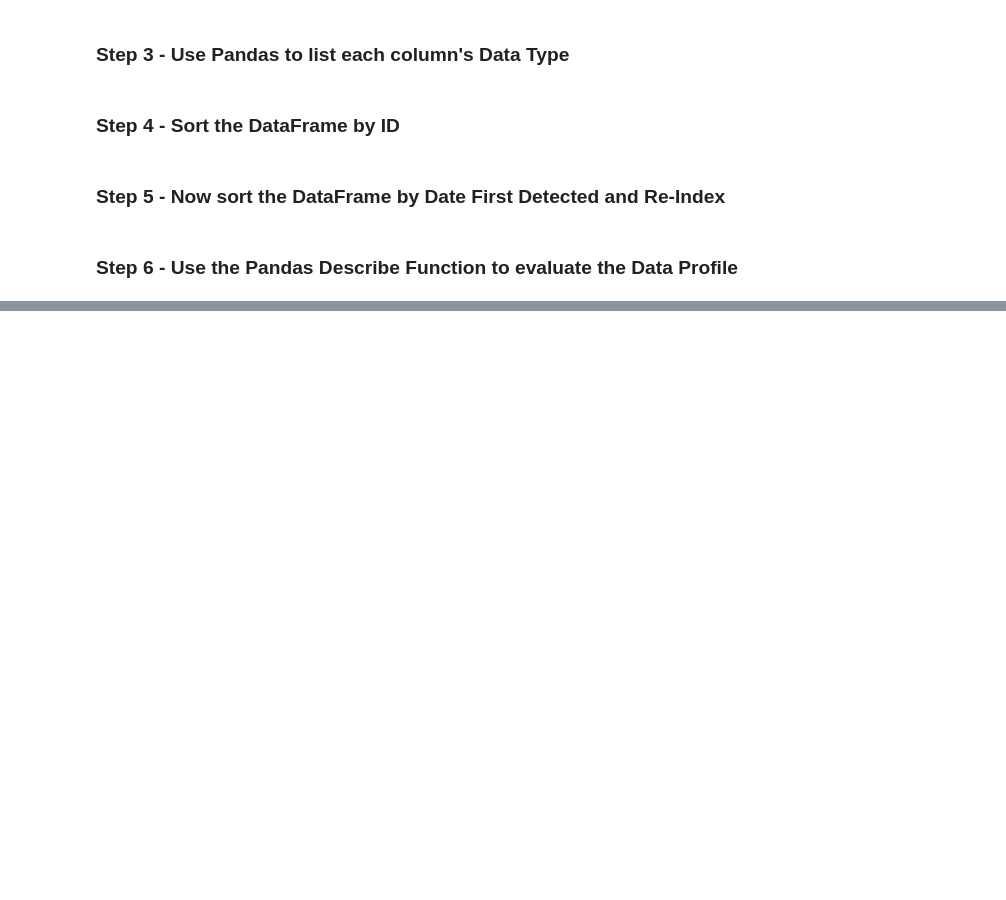
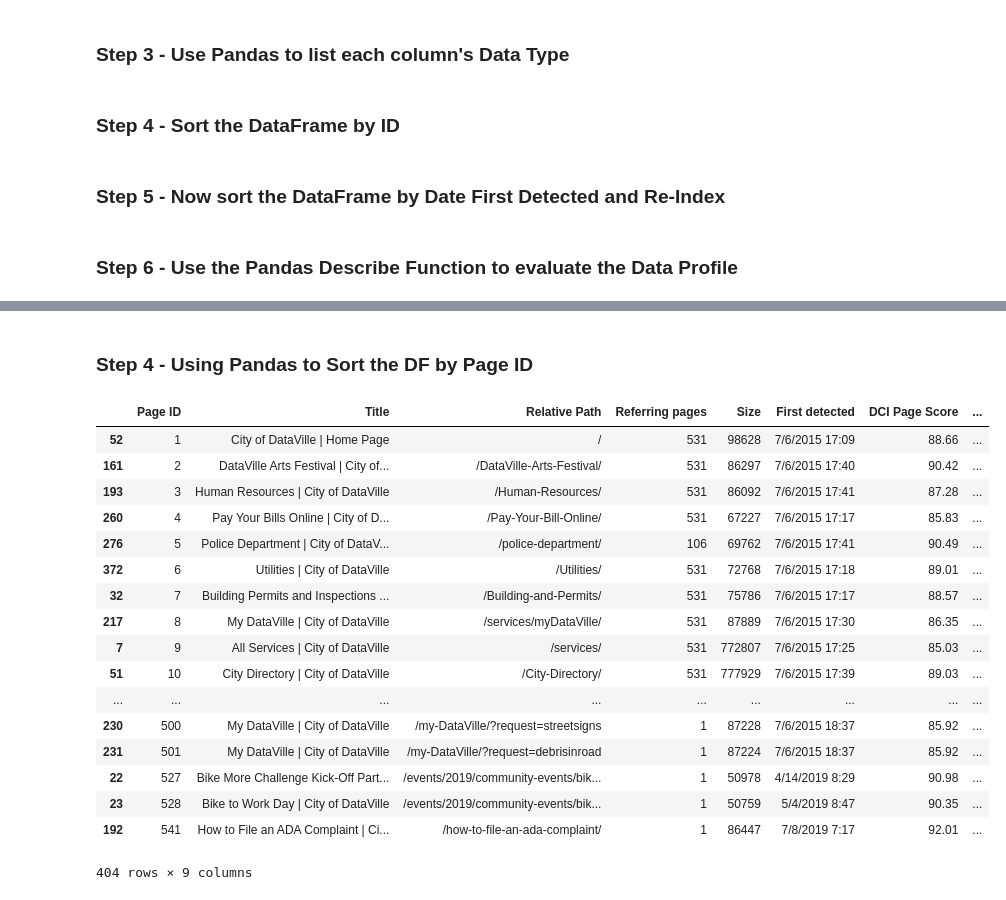
Before and after one commit to lee-coates/DataProfilingExercises, a Jupyter notebook: WebAnalysis/Web Analytics Data Profile.ipynb, the cells around one changed output, grey strips where cells are left out. Saved outputs shown, nothing was run; the diff lists cells and outputs as text; code cells hidden in the pictures; blank space fills up the shorter version.

```diff
--- a/WebAnalysis/Web Analytics Data Profile.ipynb
+++ b/WebAnalysis/Web Analytics Data Profile.ipynb
@@ -26,0 +75,23 @@ Use both Markdown Cells and Code Cells to complete this Exercise.
+# %% [markdown]
+### Step 4 - Using Pandas to Sort the DF by Page ID
+# %%
+web_data.sort_values('Page ID')
+# %% [output]
+|  | Page ID | Title | Relative Path | Referring pages | Size | First detected | DCI Page Score | ... |
+| 52 | 1 | City of DataVille | Home Page | / | 531 | 98628 | 7/6/2015 17:09 | 88.66 | ... |
+| 161 | 2 | DataVille Arts Festival | City of... | /DataVille-Arts-Festival/ | 531 | 86297 | 7/6/2015 17:40 | 90.42 | ... |
+| 193 | 3 | Human Resources | City of DataVille | /Human-Resources/ | 531 | 86092 | 7/6/2015 17:41 | 87.28 | ... |
+| 260 | 4 | Pay Your Bills Online | City of D... | /Pay-Your-Bill-Online/ | 531 | 67227 | 7/6/2015 17:17 | 85.83 | ... |
+| 276 | 5 | Police Department | City of DataV... | /police-department/ | 106 | 69762 | 7/6/2015 17:41 | 90.49 | ... |
+| 372 | 6 | Utilities | City of DataVille | /Utilities/ | 531 | 72768 | 7/6/2015 17:18 | 89.01 | ... |
+| 32 | 7 | Building Permits and Inspections ... | /Building-and-Permits/ | 531 | 75786 | 7/6/2015 17:17 | 88.57 | ... |
+| 217 | 8 | My DataVille | City of DataVille | /services/myDataVille/ | 531 | 87889 | 7/6/2015 17:30 | 86.35 | ... |
+| 7 | 9 | All Services | City of DataVille | /services/ | 531 | 772807 | 7/6/2015 17:25 | 85.03 | ... |
+| 51 | 10 | City Directory | City of DataVille | /City-Directory/ | 531 | 777929 | 7/6/2015 17:39 | 89.03 | ... |
+| ... | ... | ... | ... | ... | ... | ... | ... | ... |
+| 230 | 500 | My DataVille | City of DataVille | /my-DataVille/?request=streetsigns | 1 | 87228 | 7/6/2015 18:37 | 85.92 | ... |
+| 231 | 501 | My DataVille | City of DataVille | /my-DataVille/?request=debrisinroad | 1 | 87224 | 7/6/2015 18:37 | 85.92 | ... |
+| 22 | 527 | Bike More Challenge Kick-Off Part... | /events/2019/community-events/bik... | 1 | 50978 | 4/14/2019 8:29 | 90.98 | ... |
+| 23 | 528 | Bike to Work Day | City of DataVille | /events/2019/community-events/bik... | 1 | 50759 | 5/4/2019 8:47 | 90.35 | ... |
+| 192 | 541 | How to File an ADA Complaint | Ci... | /how-to-file-an-ada-complaint/ | 1 | 86447 | 7/8/2019 7:17 | 92.01 | ... |
+404 rows × 9 columns
```
Also changed, not shown: parts of 16 cells of this notebook.
